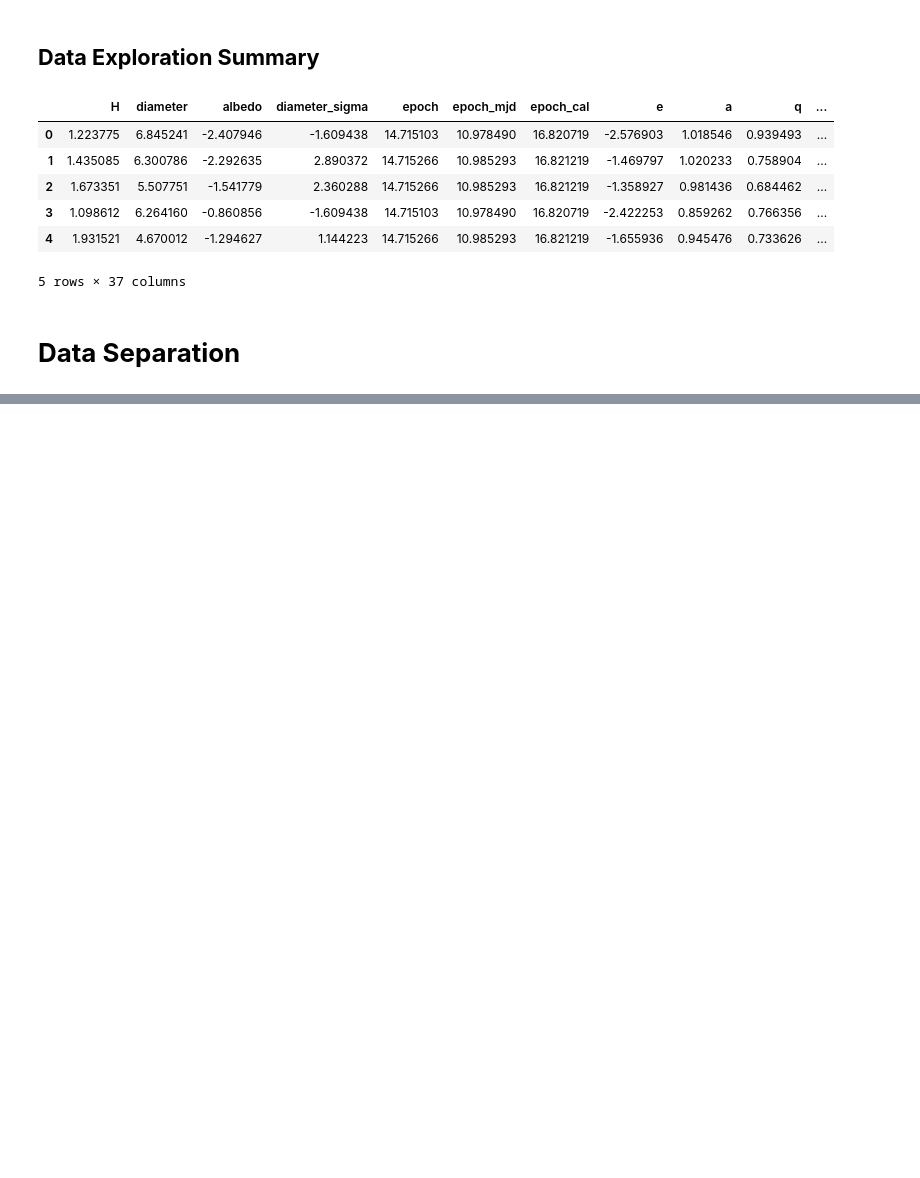
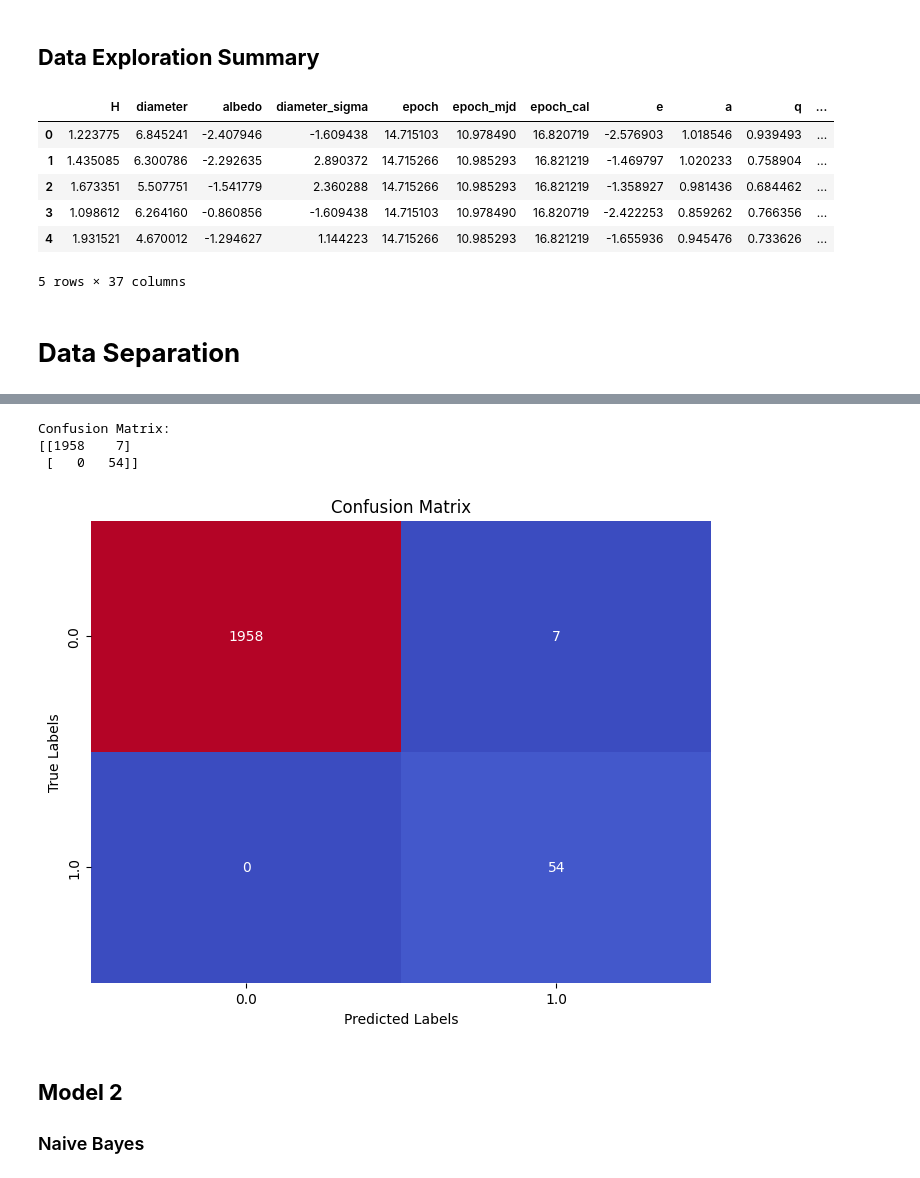
Before and after one commit to tinkersain/AsteroidDetection, a Jupyter notebook: Models/Training/train.ipynb, the cells around one changed output, grey strips where cells are left out. Cells and saved outputs as stored; diff of their text form; code cells hidden in the pictures; blank space fills up the shorter version.

```diff
--- a/Models/Training/train.ipynb
+++ b/Models/Training/train.ipynb
@@ -311,0 +355,24 @@ df_asteroid_normalized.head()
+# %%
+from sklearn.neighbors import KNeighborsClassifier
+
+asteroid_knn=KNeighborsClassifier(n_neighbors=5) #Taking k-nearest neighbour value = 5
+asteroid_knn.fit(x_train,y_train)
+
+# Making Predictions on Training and Testing Dataset
+y_train_pred = asteroid_knn.predict(x_train)
+y_test_pred = asteroid_knn.predict(x_test)
+
+#Calculating Training and Testing Accuracy
+knn_train_accuracy = accuracy_score(y_train, y_train_pred)
+
+# Calculate accuracy for the testing set
+knn_test_accuracy = accuracy_score(y_test, y_test_pred)
+
+print(f"Training Accuracy: {knn_train_accuracy} ==> ({(knn_train_accuracy*100):.2f}%)")
+print(f"Testing Accuracy: {knn_test_accuracy} ==> ({(knn_test_accuracy*100):.2f}%)")
+print()
+
+#Storing Calculated Training and Testing Accuracy in a Dictionary
+add_accuracy(knn_train_accuracy,knn_test_accuracy,"knn")
+
+print(classification_report(y_test,y_test_pred))
@@ -311,0 +393,23 @@ df_asteroid_normalized.head()
+# %%
+# Getting Confusion Matrix for the Predictions made
+conf_matrix = confusion_matrix(y_test, y_test_pred)
+
+# Display the confusion matrix
+print("Confusion Matrix:")
+print(conf_matrix)
+
+plt.figure(figsize=(8, 6))
+sns.heatmap(conf_matrix, annot=True, fmt="d",cmap="coolwarm", cbar=False,
+            xticklabels=sorted(set(y_test)), yticklabels=sorted(set(y_test)))
+plt.title("Confusion Matrix")
+plt.xlabel("Predicted Labels")
+plt.ylabel("True Labels")
+plt.show()
+# %% [output]
+Confusion Matrix:
+[[1958    7]
+ [   0   54]]
+[figure, added]
+# %% [markdown]
+## **Model 2**
+### Naive Bayes
```
Also changed, not shown: parts of 10 cells of this notebook.
